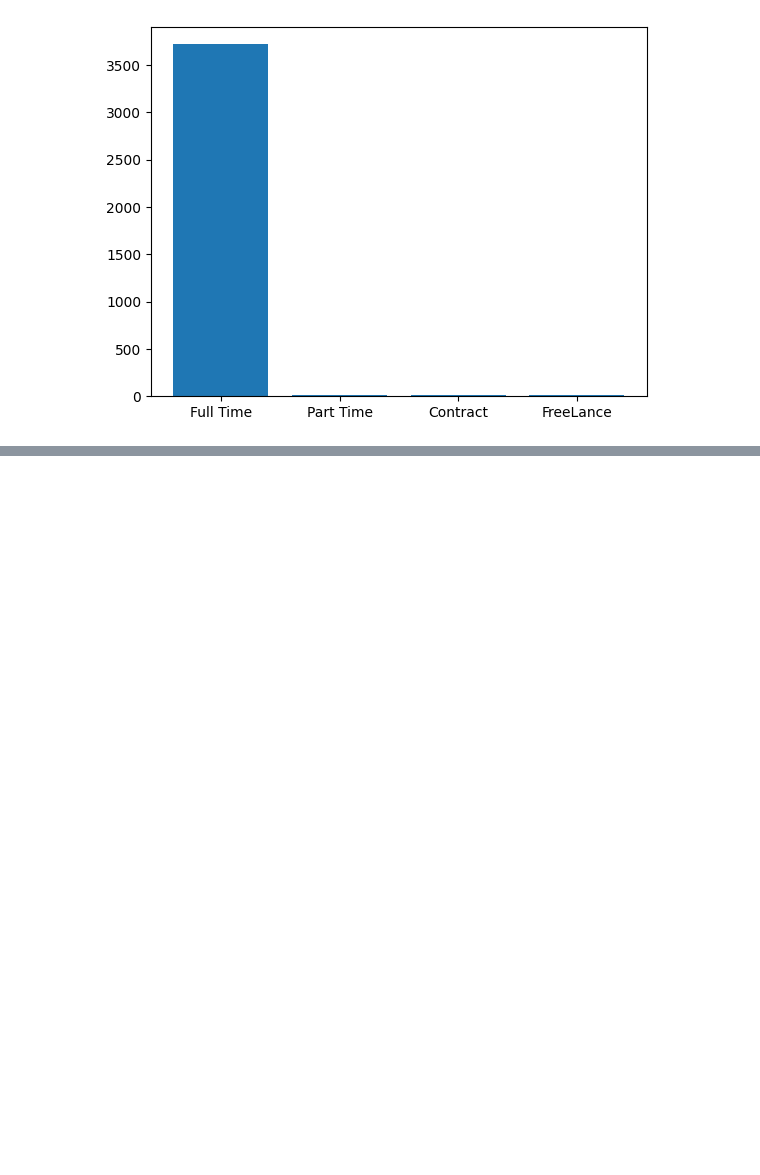
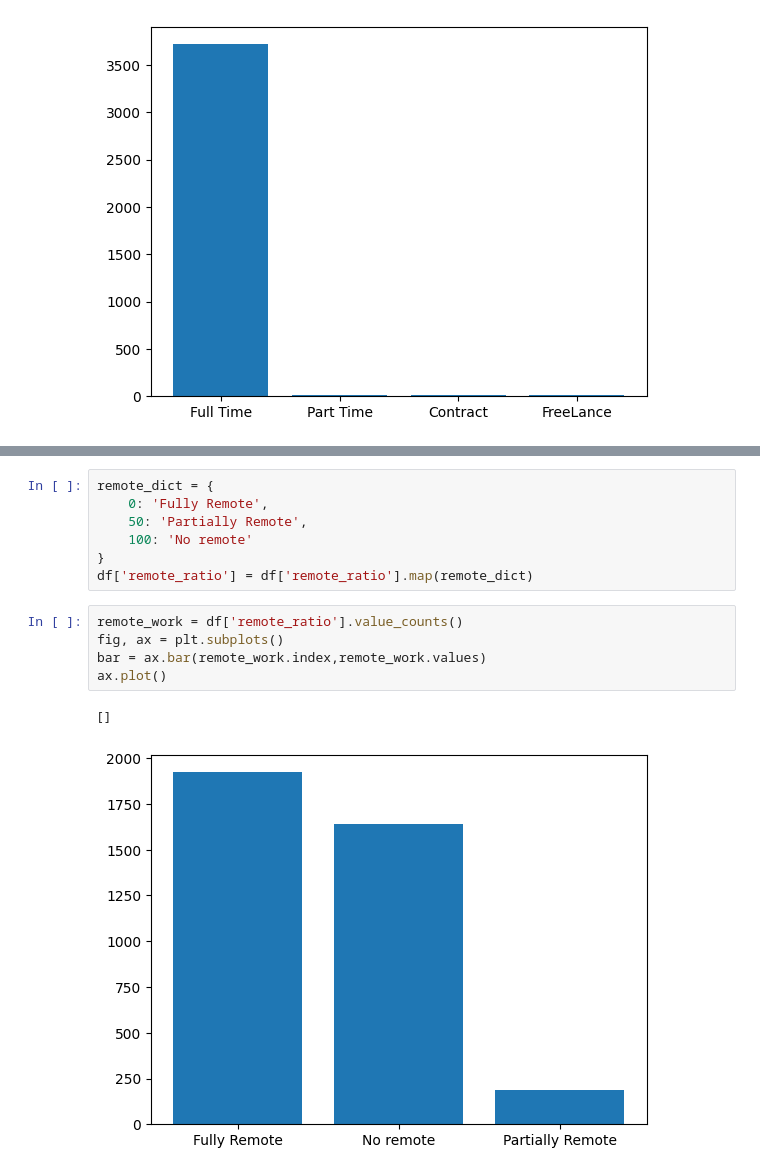
Before and after one commit to AyushPandey-123/Data-Science-Salary-Prediction, a Jupyter notebook: notebook/EDA.ipynb, the cells around one changed output, grey strips where cells are left out. Saved outputs shown, nothing was run; the diff lists cells and outputs as text; blank space fills up the shorter version.

```diff
--- a/notebook/EDA.ipynb
+++ b/notebook/EDA.ipynb
@@ -124,0 +162,15 @@ df.head(5)
+# %%
+remote_dict = {
+    0: 'Fully Remote',
+    50: 'Partially Remote',
+    100: 'No remote'
+}
+df['remote_ratio'] = df['remote_ratio'].map(remote_dict)
+# %%
+remote_work = df['remote_ratio'].value_counts()
+fig, ax = plt.subplots()
+bar = ax.bar(remote_work.index,remote_work.values)
+ax.plot()
+# %% [output]
+[]
+[figure, added]
```
Also changed, not shown: parts of 8 cells of this notebook, 2 other files.
